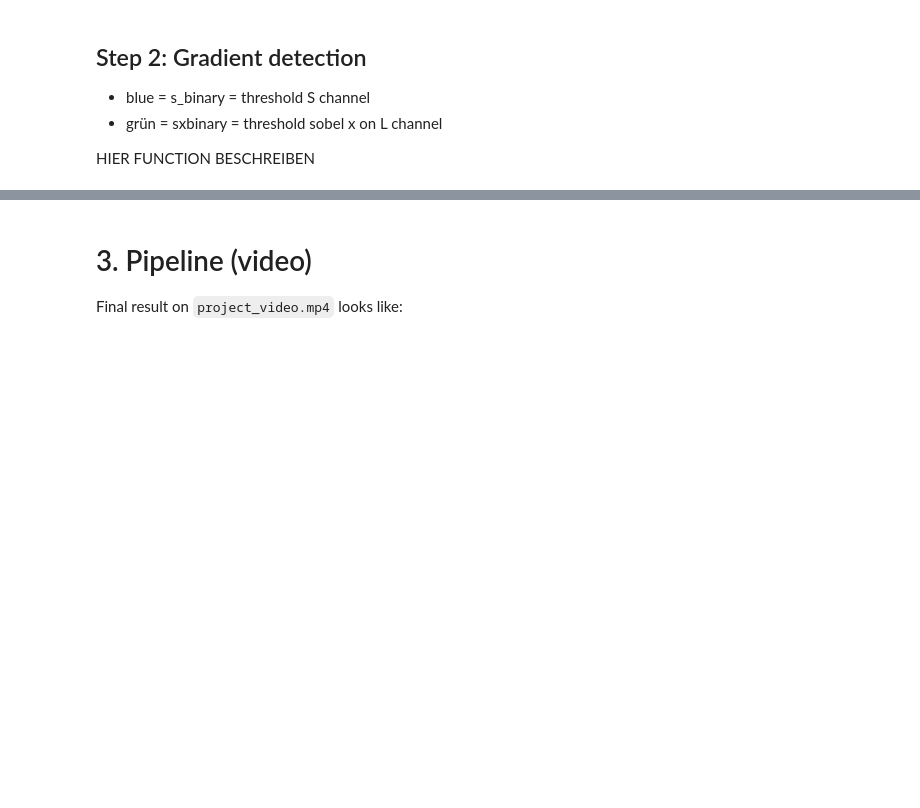
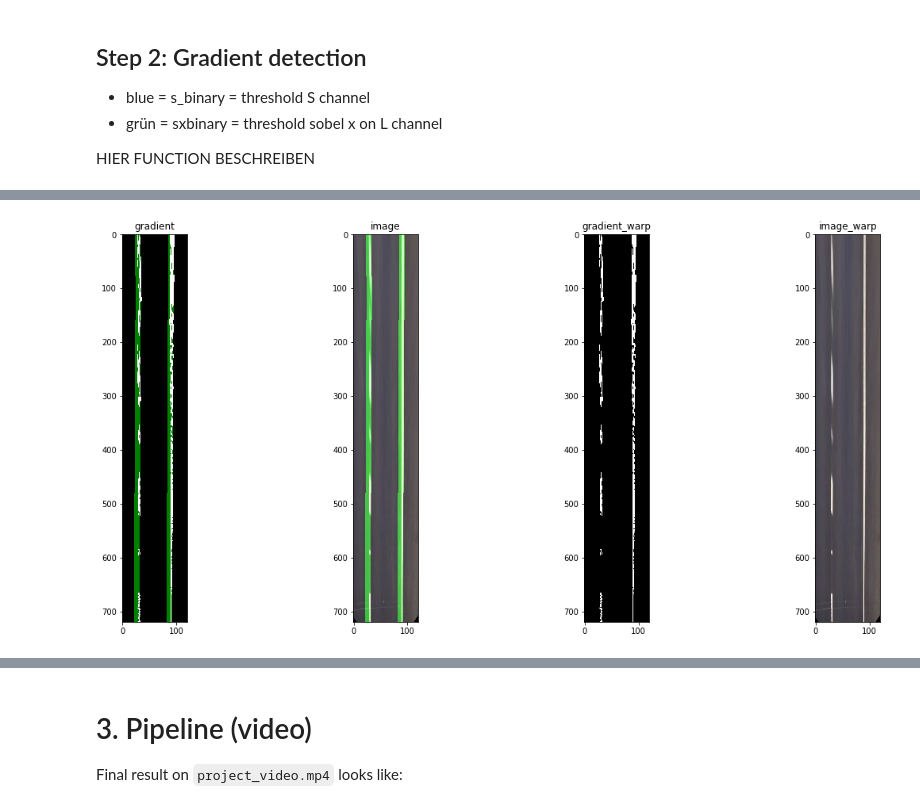
Before and after one commit to tw00/CarND-Advanced-Lane-Lines, a Jupyter notebook: writeup_tw.ipynb, the cells around one changed output, grey strips where cells are left out. Drawn from its saved outputs; the diff is of its cells as text; code cells hidden in the pictures; blank space fills up the shorter version.

```diff
--- a/writeup_tw.ipynb
+++ b/writeup_tw.ipynb
@@ -161,0 +189,13 @@ plt.show()
+# %%
+ld = LaneDetector()
+_, window_centroids, images = ld.pipeline(cam, ImageFilter, image)
+
+# Display the final results
+f, (ax1, ax2, ax3, ax4) = plt.subplots(1, 4, figsize=(20, 9))
+ax1.imshow(images['gradient']);                  ax1.set_title('gradient')
+ax2.imshow(images['image']);                     ax2.set_title('image')
+ax3.imshow(images['gradient_warp'],cmap='gray'); ax3.set_title('gradient_warp')
+ax4.imshow(images['image_warp']);                ax4.set_title('image_warp')
+plt.show()
+# %% [output]
+[figure, added]
```
Also changed, not shown: parts of 9 cells of this notebook, 5 other files.
